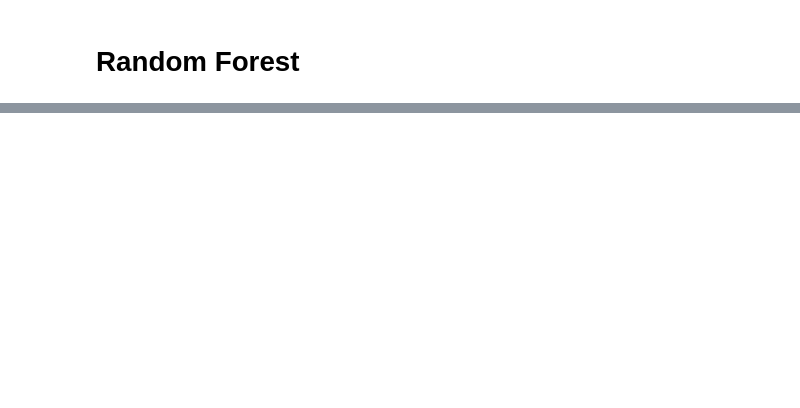
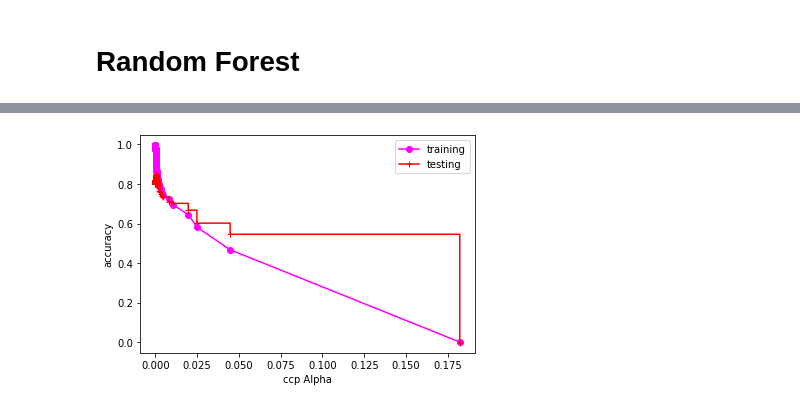
Before and after one commit to sergemad/Laptop_Price_Predictor, a Jupyter notebook: model.ipynb, the cells around one changed output, grey strips where cells are left out. Drawn from its saved outputs; the diff is of its cells as text; code cells hidden in the pictures; blank space fills up the shorter version.

```diff
--- a/model.ipynb
+++ b/model.ipynb
@@ -960,0 +986,7 @@ pickle.dump(pipe4,open('model.plk','wb'))
+# %%
+x_train, x_test, y_train, y_test = train_test_split(train, test, test_size=0.15, random_state=2)
+# %%
+reg = DecisionTreeRegressor(random_state=0)
+reg.fit(x_train,y_train)
+plt.figure(figsize=(16,9))
+tree.plot_tree(reg,filled=True,feature_names=train.columns)
@@ -960,0 +1012,3 @@ pickle.dump(pipe4,open('model.plk','wb'))
+# %%
+path = reg.cost_complexity_pruning_path(x_train,y_train)
+ccp_alphas = path.ccp_alphas
@@ -960,0 +1035,19 @@ pickle.dump(pipe4,open('model.plk','wb'))
+# %%
+alphalist = []
+for alpha in ccp_alphas:
+    reg = DecisionTreeRegressor(random_state=0, ccp_alpha=alpha)
+    reg.fit(x_train,y_train)
+    alphalist.append(reg)
+# %%
+train_score = [reg.score(x_train,y_train) for reg in alphalist]
+test_score = [reg.score(x_test,y_test) for reg in alphalist]
+
+plt.xlabel('ccp Alpha')
+plt.ylabel('accuracy')
+
+plt.plot(ccp_alphas, train_score, marker='o', label='training', color='magenta')
+plt.plot(ccp_alphas, test_score, marker='+', label='testing', color='red', drawstyle='steps-post')
+plt.legend()
+plt.show()
+# %% [output]
+[figure, added]
```
Also changed, not shown: parts of 30 cells of this notebook, 5 other files.
